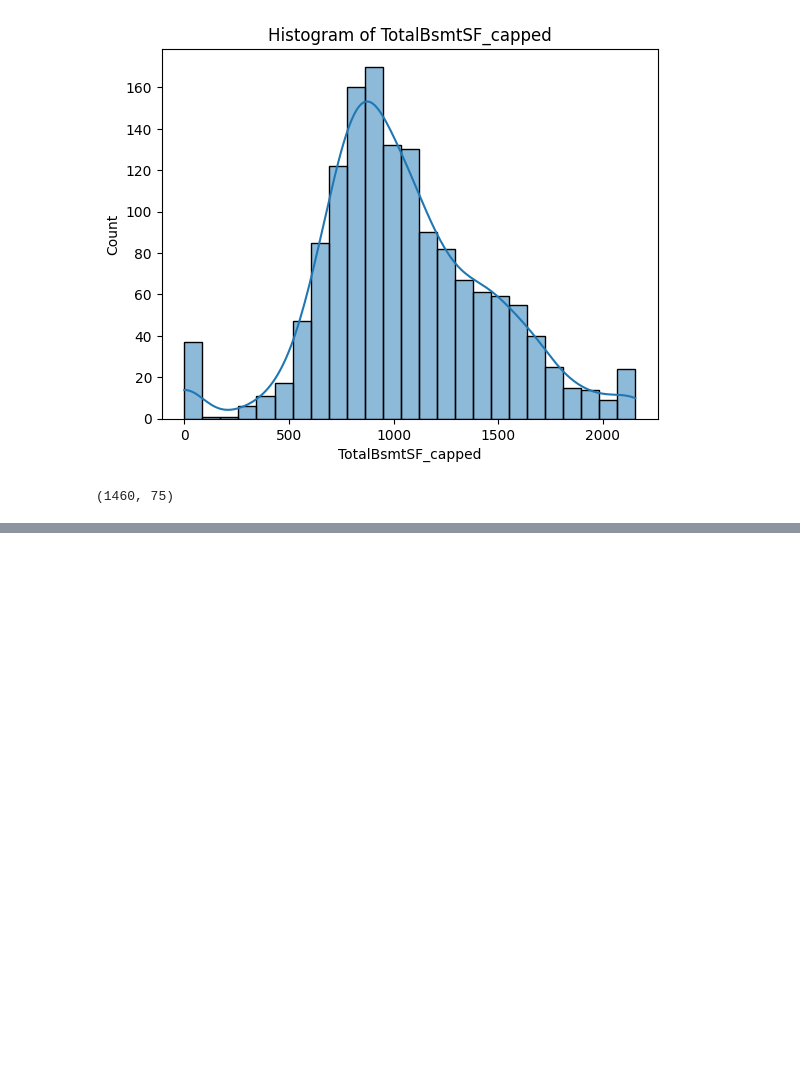
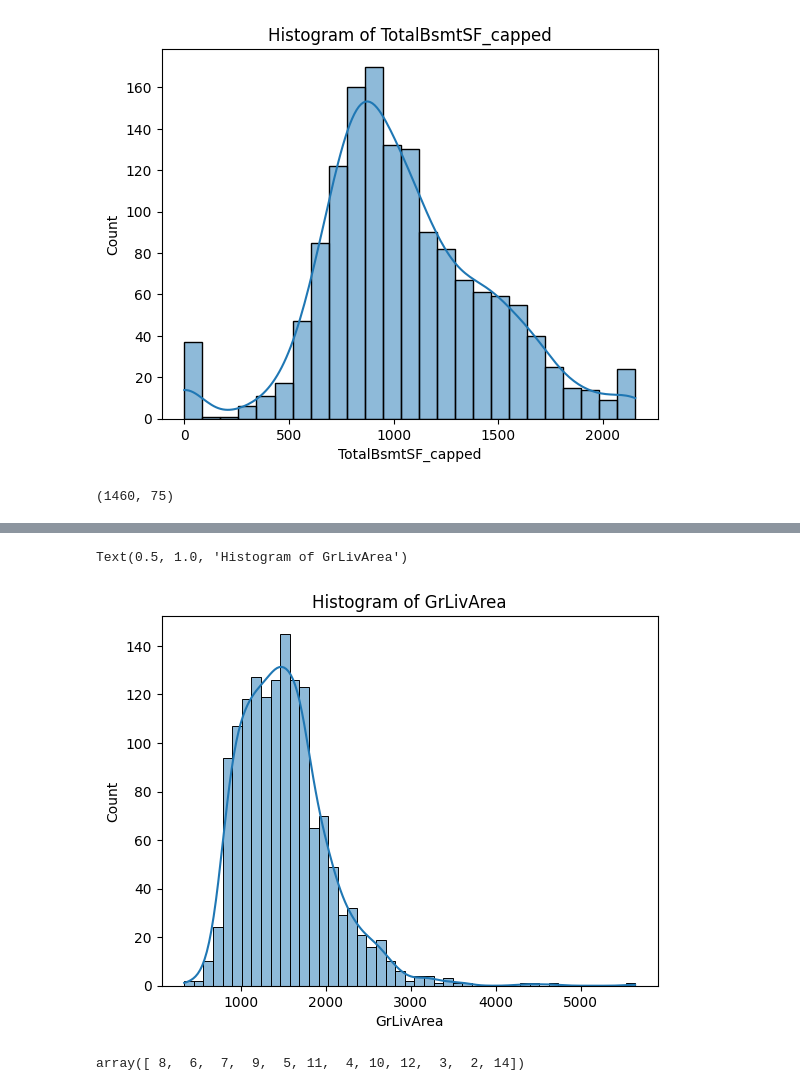
Before and after one commit to akhyear/house_price_prediction, a Jupyter notebook: train_code.ipynb, the cells around one changed output, grey strips where cells are left out. Drawn from its saved outputs; the diff is of its cells as text; code cells hidden in the pictures; blank space fills up the shorter version.

```diff
--- a/train_code.ipynb
+++ b/train_code.ipynb
@@ -1659,0 +1720,10 @@ df.shape
+# %%
+histogram = sns.histplot(df['GrLivArea'], kde=True)
+plt.title('Histogram of GrLivArea')
+# %% [output]
+Text(0.5, 1.0, 'Histogram of GrLivArea')
+[figure, added]
+# %%
+df['TotRmsAbvGrd'].unique()
+# %% [output]
+array([ 8,  6,  7,  9,  5, 11,  4, 10, 12,  3,  2, 14])
```
Also changed, not shown: parts of 35 cells of this notebook.
